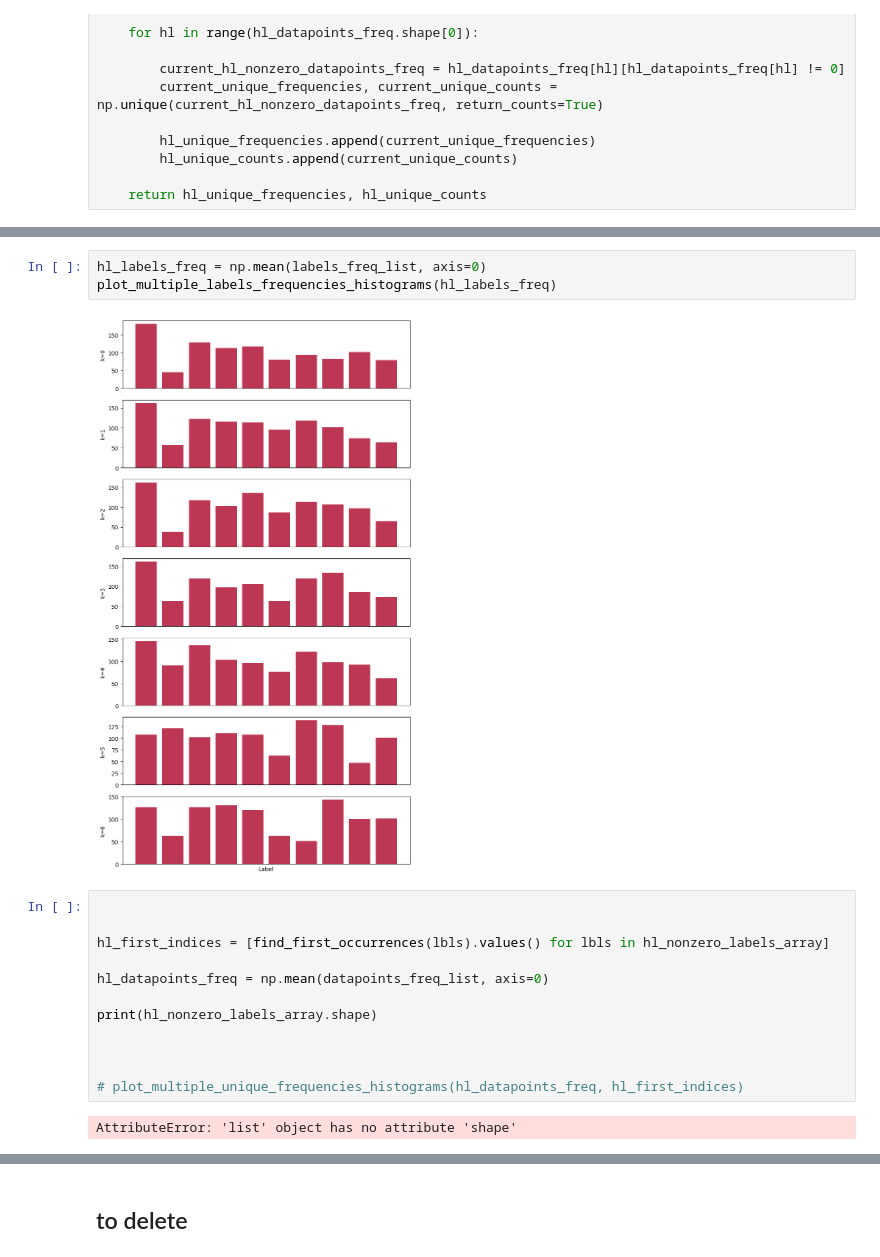
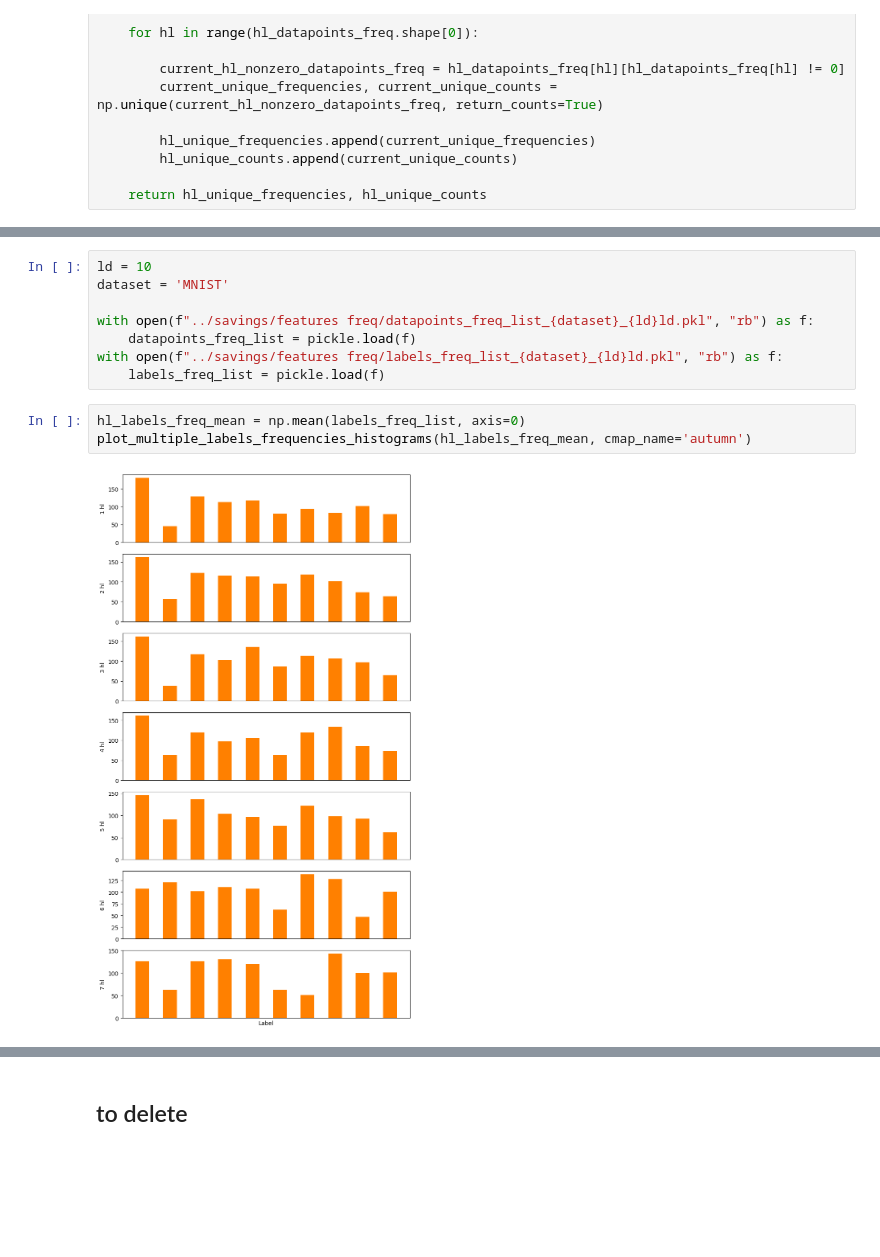
Before and after one commit to EnricoFrau/Autoencoders-Abstraction, a Jupyter notebook: notebooks/overlap_analysis.ipynb, the cells around one changed output, grey strips where cells are left out. Cells and saved outputs as stored; diff of their text form; blank space fills up the shorter version.

```diff
--- a/notebooks/overlap_analysis.ipynb
+++ b/notebooks/overlap_analysis.ipynb
@@ -979,19 +933,13 @@ plot_multiple_unique_frequencies_histograms(hl_unique_frequencies, hl_unique_cou
+# %%
+ld = 10
+dataset = 'MNIST'
+
+with open(f"../savings/features freq/datapoints_freq_list_{dataset}_{ld}ld.pkl", "rb") as f:
+    datapoints_freq_list = pickle.load(f)
+with open(f"../savings/features freq/labels_freq_list_{dataset}_{ld}ld.pkl", "rb") as f:
+    labels_freq_list = pickle.load(f)
 # %%
-hl_labels_freq = np.mean(labels_freq_list, axis=0)
-plot_multiple_labels_frequencies_histograms(hl_labels_freq)
+hl_labels_freq_mean = np.mean(labels_freq_list, axis=0)
+plot_multiple_labels_frequencies_histograms(hl_labels_freq_mean, cmap_name='autumn')
 # %% [output]
-[figure, old version]
+[figure, new version]
-# %%
-
-
-hl_first_indices = [find_first_occurrences(lbls).values() for lbls in hl_nonzero_labels_array]
-
-hl_datapoints_freq = np.mean(datapoints_freq_list, axis=0)
-
-print(hl_nonzero_labels_array.shape)
-
-
-
-# plot_multiple_unique_frequencies_histograms(hl_datapoints_freq, hl_first_indices)
-# %% [output]
-AttributeError: 'list' object has no attribute 'shape'
```
Also changed, not shown: parts of 11 cells of this notebook, 8 other files.
